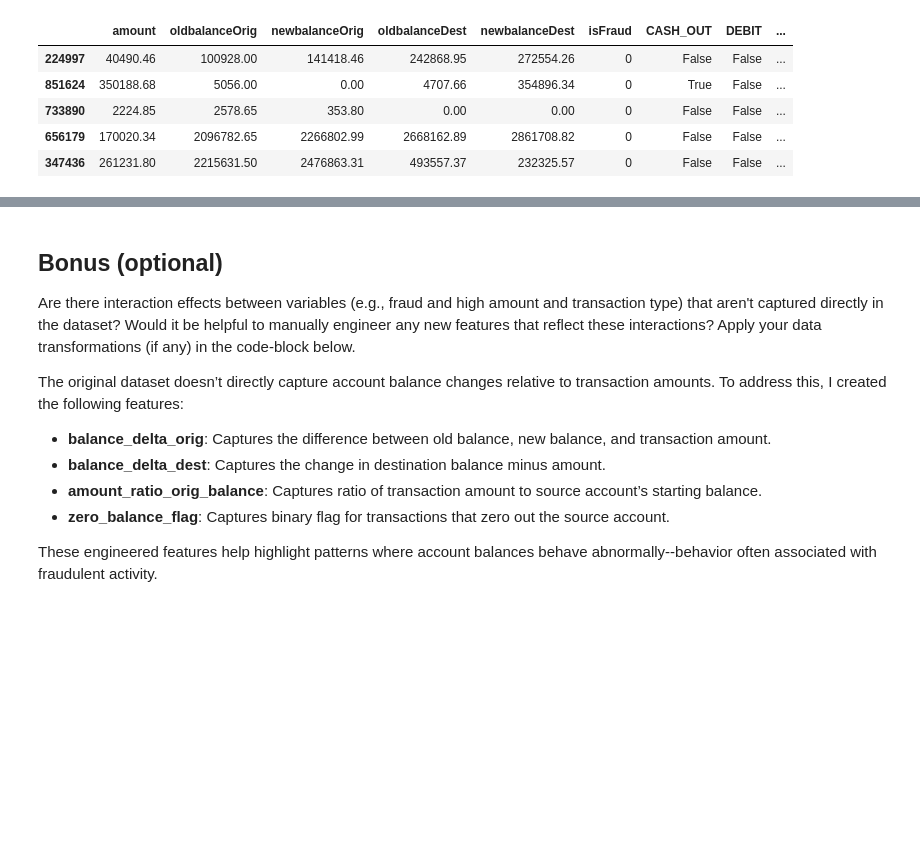
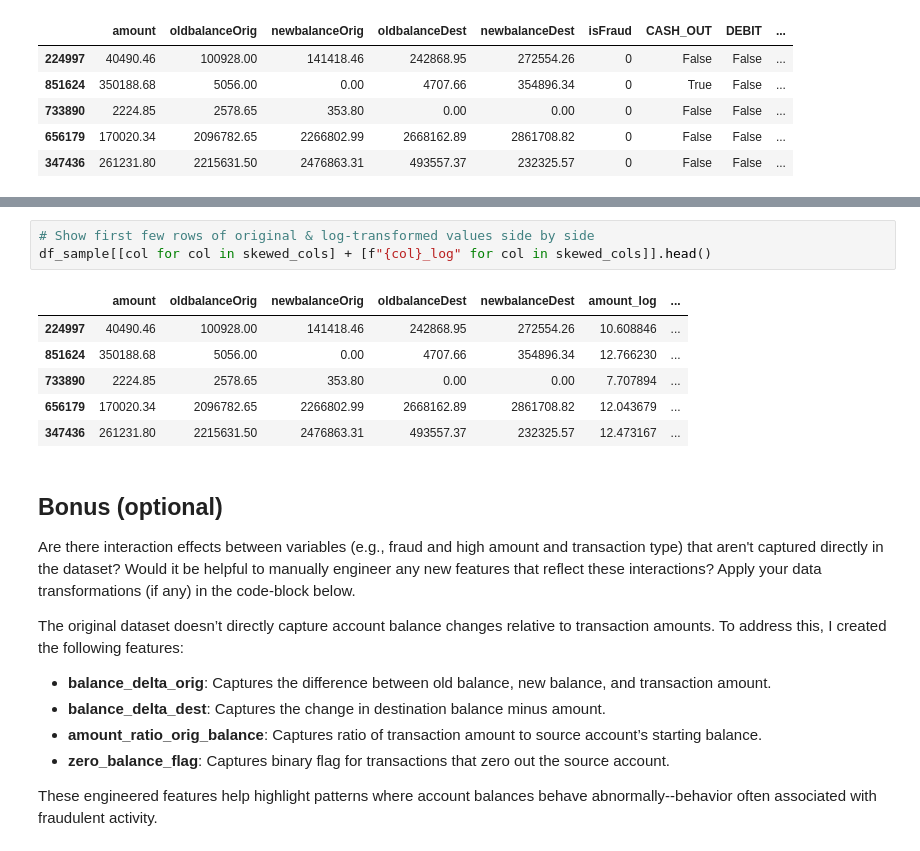
Before and after one commit to DataEden/The-Knowledge-House-2025, a Jupyter notebook: T-Labs/ML-Fraud-Detection/notebooks/transform.ipynb, the cells around one changed output, grey strips where cells are left out. Cells and saved outputs as stored; diff of their text form; blank space fills up the shorter version.

```diff
--- a/T-Labs/ML-Fraud-Detection/notebooks/transform.ipynb
+++ b/T-Labs/ML-Fraud-Detection/notebooks/transform.ipynb
@@ -117,3 +157,13 @@ Name: count, dtype: int64
+# %%
+# Show first few rows of original & log-transformed values side by side
+df_sample[[col for col in skewed_cols] + [f"{col}_log" for col in skewed_cols]].head()
+# %% [output]
+|  | amount | oldbalanceOrig | newbalanceOrig | oldbalanceDest | newbalanceDest | amount_log | ... |
+| 224997 | 40490.46 | 100928.00 | 141418.46 | 242868.95 | 272554.26 | 10.608846 | ... |
+| 851624 | 350188.68 | 5056.00 | 0.00 | 4707.66 | 354896.34 | 12.766230 | ... |
+| 733890 | 2224.85 | 2578.65 | 353.80 | 0.00 | 0.00 | 7.707894 | ... |
+| 656179 | 170020.34 | 2096782.65 | 2266802.99 | 2668162.89 | 2861708.82 | 12.043679 | ... |
+| 347436 | 261231.80 | 2215631.50 | 2476863.31 | 493557.37 | 232325.57 | 12.473167 | ... |
 # %% [markdown]
 ## Bonus (optional)
 
```
Also changed, not shown: parts of 15 cells of this notebook.
